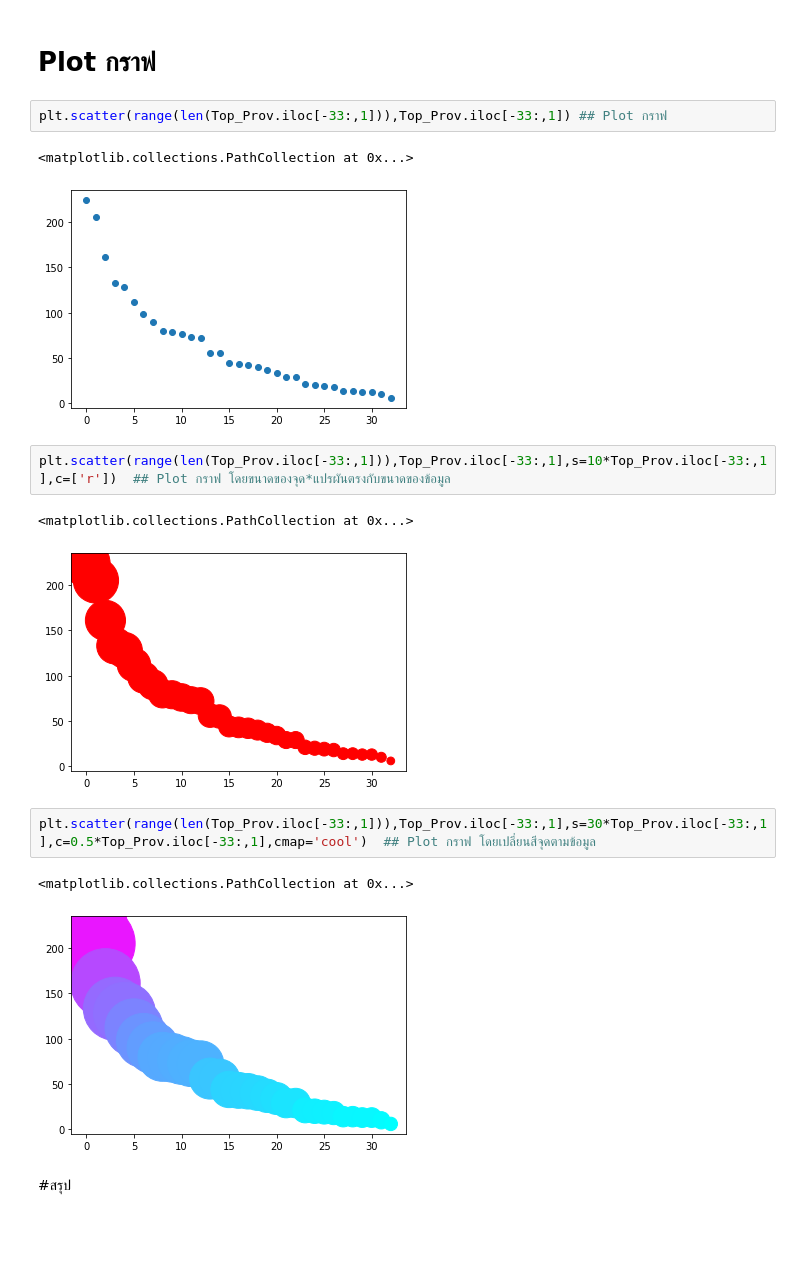
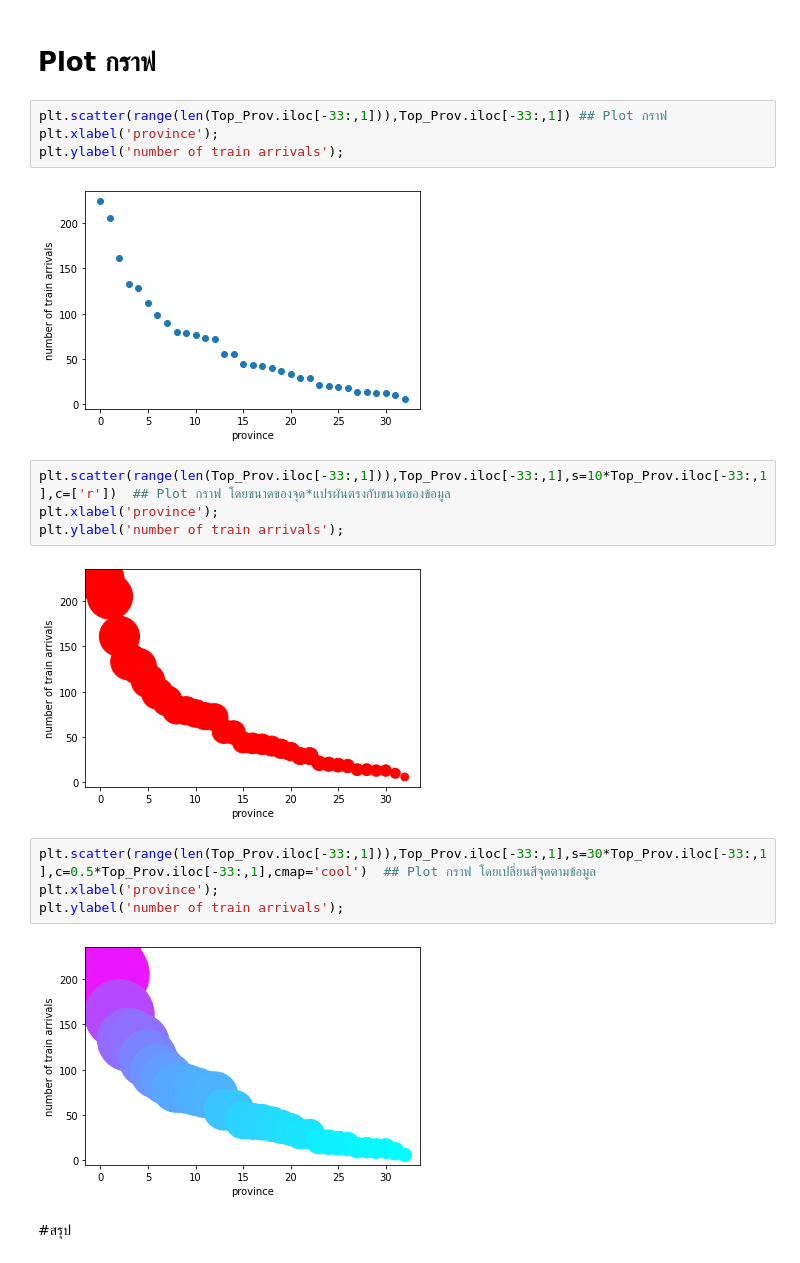
Before and after one commit to Benza1611/DWDM21, a Jupyter notebook: Project_ล่าสุด.ipynb, the cells around one changed output. Cells and saved outputs as stored; diff of their text form; blank space fills up the shorter version.

```diff
--- a/Project_ล่าสุด.ipynb
+++ b/Project_ล่าสุด.ipynb
@@ -568,19 +568,22 @@ Name: NameFee, dtype: int64
 # Plot กราฟ
 # %%
 plt.scatter(range(len(Top_Prov.iloc[-33:,1])),Top_Prov.iloc[-33:,1]) ## Plot กราฟ
+plt.xlabel('province');
+plt.ylabel('number of train arrivals');
 # %% [output]
-<matplotlib.collections.PathCollection at 0x...>
-[figure, old version]
+[figure, new version]
 # %%
 plt.scatter(range(len(Top_Prov.iloc[-33:,1])),Top_Prov.iloc[-33:,1],s=10*Top_Prov.iloc[-33:,1],c=['r'])  ## Plot กราฟ โดยขนาดของจุด*แปรผันตรงกับขนาดของข้อมูล
+plt.xlabel('province');
+plt.ylabel('number of train arrivals');
 # %% [output]
-<matplotlib.collections.PathCollection at 0x...>
-[figure, old version]
+[figure, new version]
 # %%
 plt.scatter(range(len(Top_Prov.iloc[-33:,1])),Top_Prov.iloc[-33:,1],s=30*Top_Prov.iloc[-33:,1],c=0.5*Top_Prov.iloc[-33:,1],cmap='cool')  ## Plot กราฟ โดยเปลี่ยนสีจุดตามข้อมูล
+plt.xlabel('province');
+plt.ylabel('number of train arrivals');
 # %% [output]
-<matplotlib.collections.PathCollection at 0x...>
-[figure, old version]
+[figure, new version]
 # %% [markdown]
 #สรุป
 # %%
```
